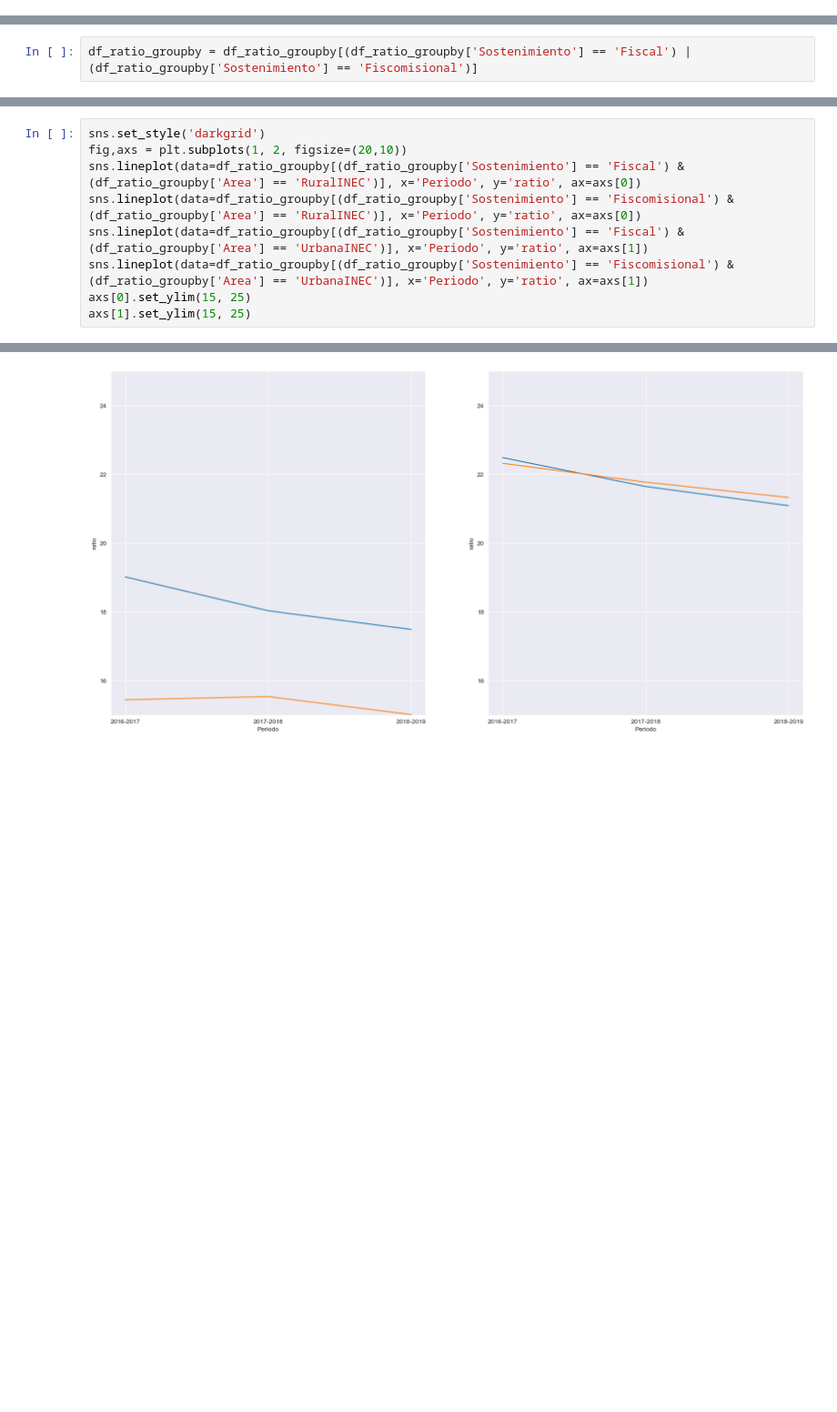
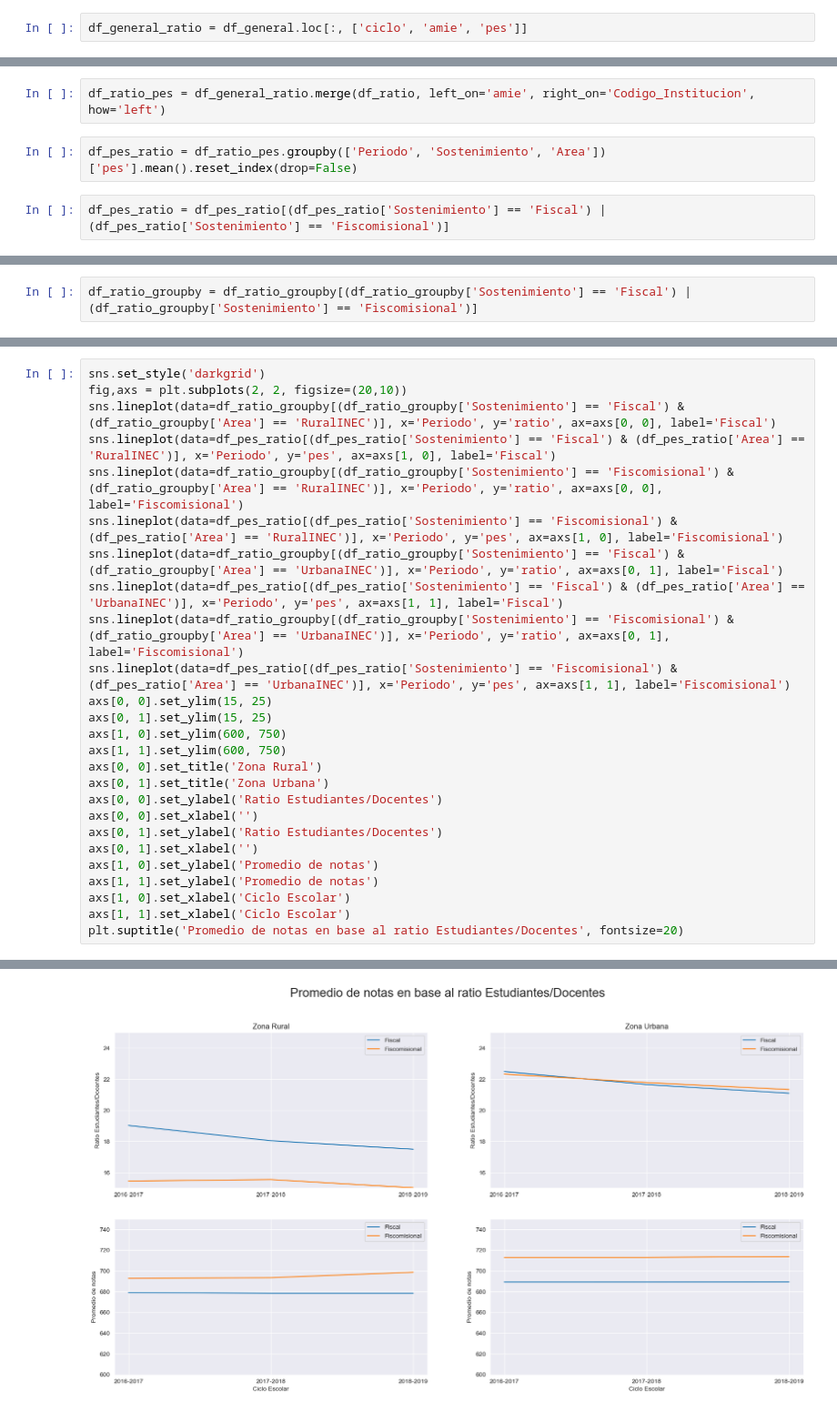
Before and after one commit to Alfreed0/DataScience, a Jupyter notebook: Notebooks/Proyecto.ipynb, the cells around one changed output, grey strips where cells are left out. Shown at 91% size. Cells and saved outputs as stored; diff of their text form; blank space fills up the shorter version.

```diff
--- a/Notebooks/Proyecto.ipynb
+++ b/Notebooks/Proyecto.ipynb
@@ -568,5 +588,13 @@ df_ratio['ratio'] = df_ratio['Total_Estudiantes'] / df_ratio['Total_Docentes']
+# %%
+df_general_ratio = df_general.loc[:, ['ciclo', 'amie', 'pes']]
 # %%
 df_ratio.dropna(subset=['ratio'], inplace=True)
+# %%
+df_ratio_pes = df_general_ratio.merge(df_ratio, left_on='amie', right_on='Codigo_Institucion', how='left')
+# %%
+df_pes_ratio = df_ratio_pes.groupby(['Periodo', 'Sostenimiento', 'Area'])['pes'].mean().reset_index(drop=False)
+# %%
+df_pes_ratio = df_pes_ratio[(df_pes_ratio['Sostenimiento'] == 'Fiscal') | (df_pes_ratio['Sostenimiento'] == 'Fiscomisional')]
 # %%
 df_ratio_groupby = df_ratio.groupby(['Periodo', 'Sostenimiento', 'Area'])['ratio'].mean().reset_index(drop=False)
 # %%
@@ -578,10 +602,27 @@ array(['RuralINEC', 'UrbanaINEC'], dtype=object)
 # %%
 sns.set_style('darkgrid')
-fig,axs = plt.subplots(1, 2, figsize=(20,10))
-sns.lineplot(data=df_ratio_groupby[(df_ratio_groupby['Sostenimiento'] == 'Fiscal') & (df_ratio_groupby['Area'] == 'RuralINEC')], x='Periodo', y='ratio', ax=axs[0])
-sns.lineplot(data=df_ratio_groupby[(df_ratio_groupby['Sostenimiento'] == 'Fiscomisional') & (df_ratio_groupby['Area'] == 'RuralINEC')], x='Periodo', y='ratio', ax=axs[0])
-sns.lineplot(data=df_ratio_groupby[(df_ratio_groupby['Sostenimiento'] == 'Fiscal') & (df_ratio_groupby['Area'] == 'UrbanaINEC')], x='Periodo', y='ratio', ax=axs[1])
-sns.lineplot(data=df_ratio_groupby[(df_ratio_groupby['Sostenimiento'] == 'Fiscomisional') & (df_ratio_groupby['Area'] == 'UrbanaINEC')], x='Periodo', y='ratio', ax=axs[1])
-axs[0].set_ylim(15, 25)
-axs[1].set_ylim(15, 25)
+fig,axs = plt.subplots(2, 2, figsize=(20,10))
+sns.lineplot(data=df_ratio_groupby[(df_ratio_groupby['Sostenimiento'] == 'Fiscal') & (df_ratio_groupby['Area'] == 'RuralINEC')], x='Periodo', y='ratio', ax=axs[0, 0], label='Fiscal')
+sns.lineplot(data=df_pes_ratio[(df_pes_ratio['Sostenimiento'] == 'Fiscal') & (df_pes_ratio['Area'] == 'RuralINEC')], x='Periodo', y='pes', ax=axs[1, 0], label='Fiscal')
+sns.lineplot(data=df_ratio_groupby[(df_ratio_groupby['Sostenimiento'] == 'Fiscomisional') & (df_ratio_groupby['Area'] == 'RuralINEC')], x='Periodo', y='ratio', ax=axs[0, 0], label='Fiscomisional')
+sns.lineplot(data=df_pes_ratio[(df_pes_ratio['Sostenimiento'] == 'Fiscomisional') & (df_pes_ratio['Area'] == 'RuralINEC')], x='Periodo', y='pes', ax=axs[1, 0], label='Fiscomisional')
+sns.lineplot(data=df_ratio_groupby[(df_ratio_groupby['Sostenimiento'] == 'Fiscal') & (df_ratio_groupby['Area'] == 'UrbanaINEC')], x='Periodo', y='ratio', ax=axs[0, 1], label='Fiscal')
+sns.lineplot(data=df_pes_ratio[(df_pes_ratio['Sostenimiento'] == 'Fiscal') & (df_pes_ratio['Area'] == 'UrbanaINEC')], x='Periodo', y='pes', ax=axs[1, 1], label='Fiscal')
+sns.lineplot(data=df_ratio_groupby[(df_ratio_groupby['Sostenimiento'] == 'Fiscomisional') & (df_ratio_groupby['Area'] == 'UrbanaINEC')], x='Periodo', y='ratio', ax=axs[0, 1], label='Fiscomisional')
+sns.lineplot(data=df_pes_ratio[(df_pes_ratio['Sostenimiento'] == 'Fiscomisional') & (df_pes_ratio['Area'] == 'UrbanaINEC')], x='Periodo', y='pes', ax=axs[1, 1], label='Fiscomisional')
+axs[0, 0].set_ylim(15, 25)
+axs[0, 1].set_ylim(15, 25)
+axs[1, 0].set_ylim(600, 750)
+axs[1, 1].set_ylim(600, 750)
+axs[0, 0].set_title('Zona Rural')
+axs[0, 1].set_title('Zona Urbana')
+axs[0, 0].set_ylabel('Ratio Estudiantes/Docentes')
+axs[0, 0].set_xlabel('')
+axs[0, 1].set_ylabel('Ratio Estudiantes/Docentes')
+axs[0, 1].set_xlabel('')
+axs[1, 0].set_ylabel('Promedio de notas')
+axs[1, 1].set_ylabel('Promedio de notas')
+axs[1, 0].set_xlabel('Ciclo Escolar')
+axs[1, 1].set_xlabel('Ciclo Escolar')
+plt.suptitle('Promedio de notas en base al ratio Estudiantes/Docentes', fontsize=20)
 # %% [output]
@@ -589 +630 @@ axs[1].set_ylim(15, 25)
-[figure, old version]
+[figure, new version]
```
Also changed, not shown: parts of 41 cells of this notebook, 5 other files.
